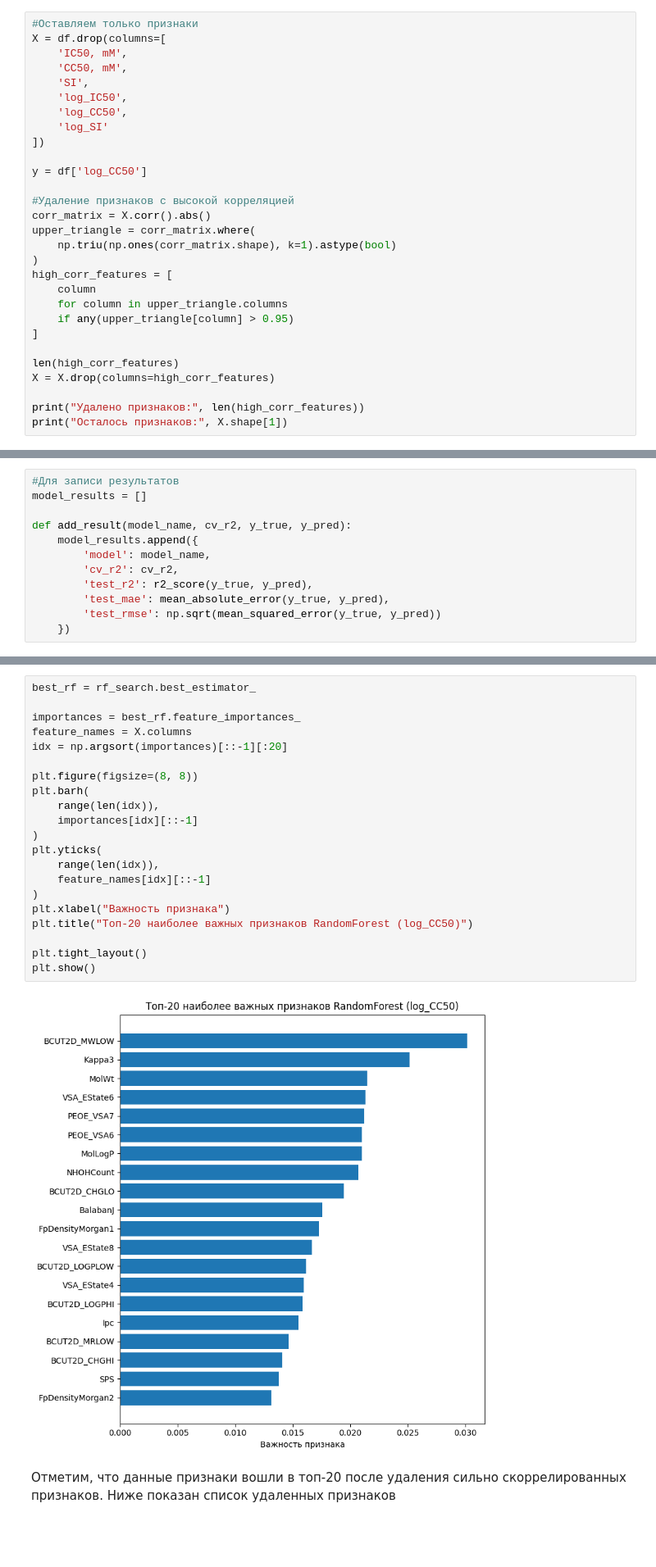
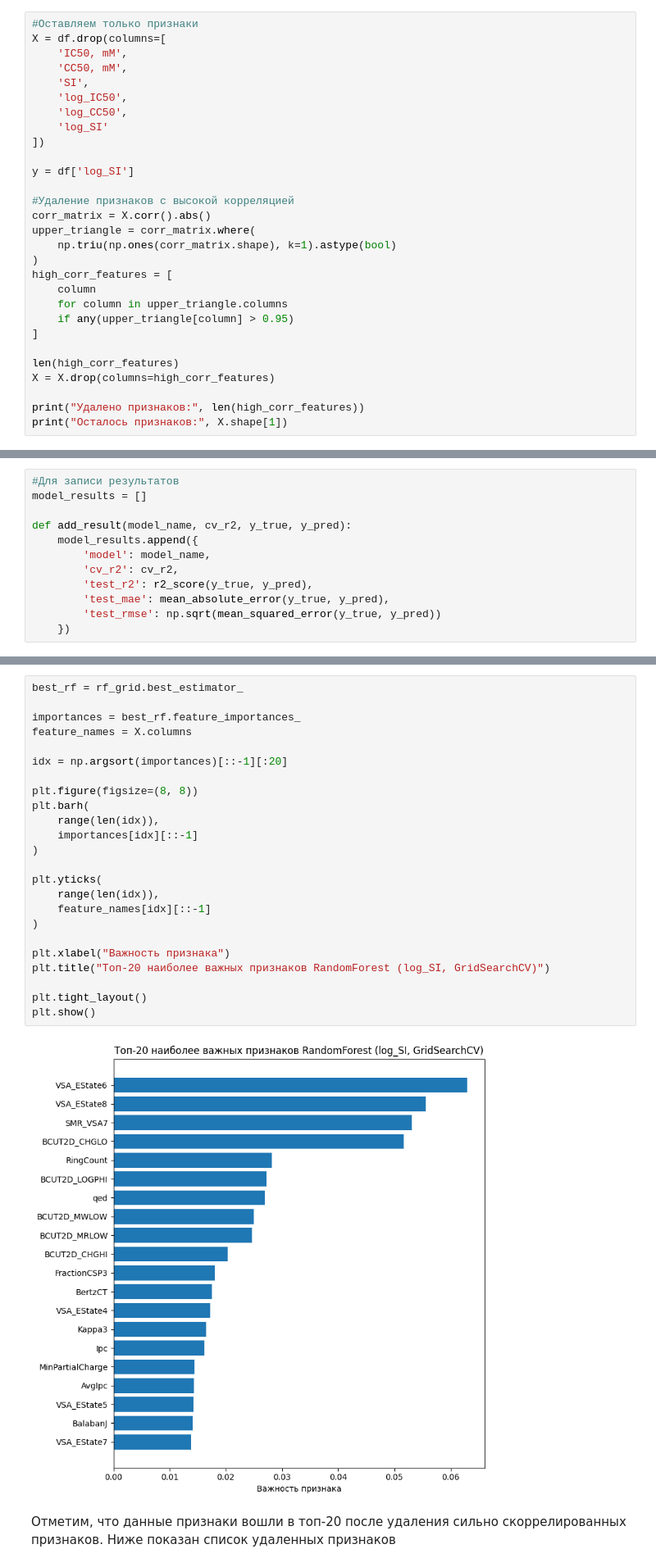
Before and after one commit to VPetrov23/ML-mephi-KR, a Jupyter notebook: SI_regression.ipynb, the cells around one changed output, grey strips where cells are left out. Shown at 82% size. Cells and saved outputs as stored; diff of their text form; blank space fills up the shorter version.

```diff
--- a/SI_regression.ipynb
+++ b/SI_regression.ipynb
@@ -37,7 +37,7 @@ X = df.drop(columns=[
     'log_SI'
 ])
 
-y = df['log_CC50']
+y = df['log_SI']
 
 #Удаление признаков с высокой корреляцией
 corr_matrix = X.corr().abs()
@@ -279,26 +279,29 @@ Test RMSE = 1.1070
 # %%
-best_rf = rf_search.best_estimator_
+best_rf = rf_grid.best_estimator_
 
 importances = best_rf.feature_importances_
 feature_names = X.columns
+
 idx = np.argsort(importances)[::-1][:20]
 
 plt.figure(figsize=(8, 8))
 plt.barh(
     range(len(idx)),
     importances[idx][::-1]
 )
+
 plt.yticks(
     range(len(idx)),
     feature_names[idx][::-1]
 )
+
 plt.xlabel("Важность признака")
-plt.title("Топ-20 наиболее важных признаков RandomForest (log_CC50)")
+plt.title("Топ-20 наиболее важных признаков RandomForest (log_SI, GridSearchCV)")
 
 plt.tight_layout()
 plt.show()
 # %% [output]
-[figure, old version]
+[figure, new version]
 # %% [markdown]
 Отметим, что данные признаки вошли в топ-20 после удаления сильно скоррелированных признаков. Ниже показан список удаленных признаков
 # %%
```
Also changed, not shown: parts of 9 cells of this notebook, 4 other files.
